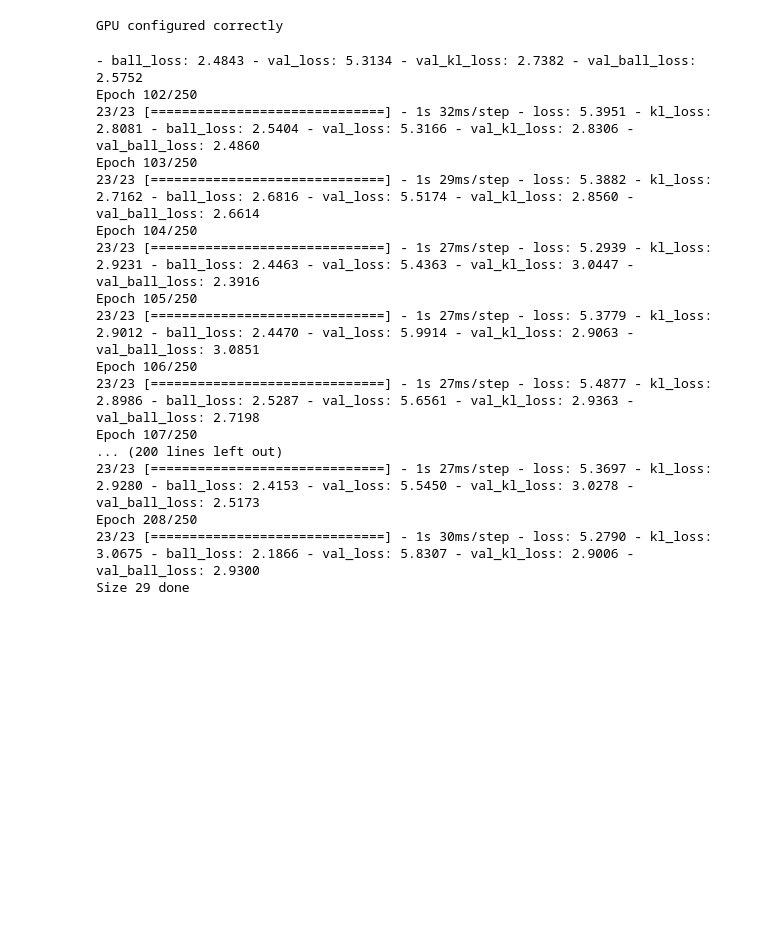
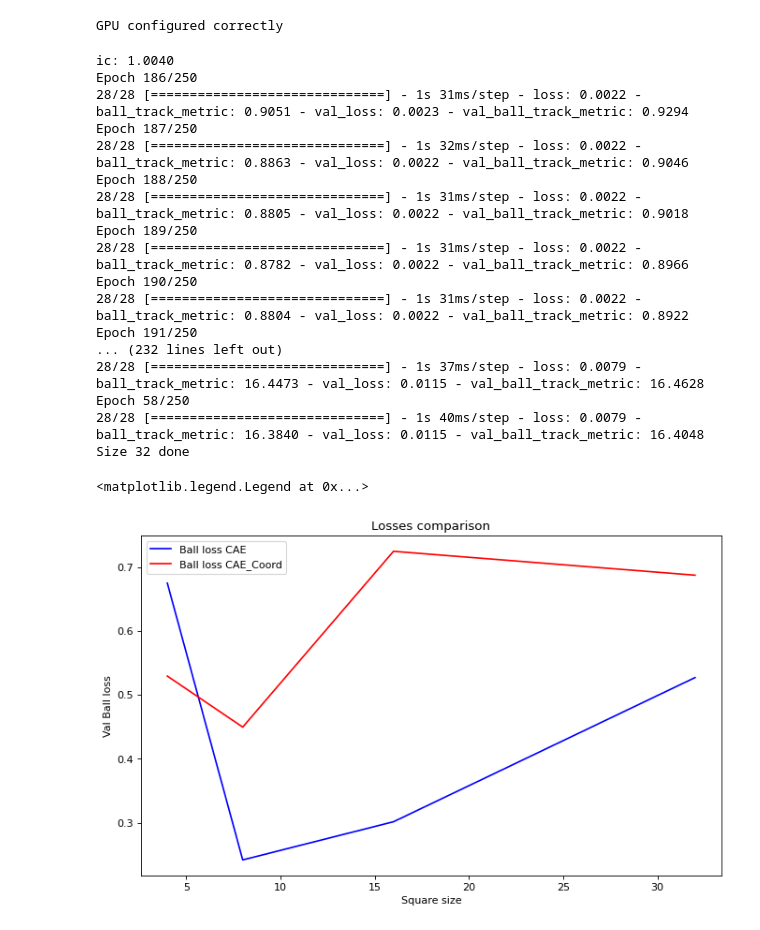
Before and after one commit to Loptt/pong-autoencoder, a Jupyter notebook: single_point_experiment.ipynb, the cells around one changed output. Cells and saved outputs as stored; diff of their text form; code cells hidden in the pictures; blank space fills up the shorter version.

```diff
--- a/single_point_experiment.ipynb
+++ b/single_point_experiment.ipynb
@@ -48,10 +48,9 @@ callbacks = [
 
 losses_cae = []
 losses_cae_coord = []
-losses_vae_balltrack = []
 idxs = []
 
-for i in range(5, 30, 2):
+for i in [2**x for x in range(2,6)]:
     dataset, validation = generate_single_point(i, i, validation_split=0.15)
     INPUT_SHAPE = dataset.shape[1:]
     pixels = INPUT_SHAPE[0] * INPUT_SHAPE[1]
@@ -64,29 +63,40 @@ for i in range(5, 30, 2):
     loss = train_model(CAECoordConv, dataset, validation, batch_size)
     losses_cae_coord.append(loss)
 
-    loss = train_model(VAEBallTrackNoPaddle, dataset, validation, batch_size)
-    losses_vae_balltrack.append(loss)
-
     idxs.append(i)
 
     print(f"Size {i} done")
 # %% [output]
-- ball_loss: 2.4843 - val_loss: 5.3134 - val_kl_loss: 2.7382 - val_ball_loss: 2.5752
-Epoch 102/250
-23/23 [==============================] - 1s 32ms/step - loss: 5.3951 - kl_loss: 2.8081 - ball_loss: 2.5404 - val_loss: 5.3166 - val_kl_loss: 2.8306 - val_ball_loss: 2.4860
-Epoch 103/250
-23/23 [==============================] - 1s 29ms/step - loss: 5.3882 - kl_loss: 2.7162 - ball_loss: 2.6816 - val_loss: 5.5174 - val_kl_loss: 2.8560 - val_ball_loss: 2.6614
-Epoch 104/250
-23/23 [==============================] - 1s 27ms/step - loss: 5.2939 - kl_loss: 2.9231 - ball_loss: 2.4463 - val_loss: 5.4363 - val_kl_loss: 3.0447 - val_ball_loss: 2.3916
-Epoch 105/250
-23/23 [==============================] - 1s 27ms/step - loss: 5.3779 - kl_loss: 2.9012 - ball_loss: 2.4470 - val_loss: 5.9914 - val_kl_loss: 2.9063 - val_ball_loss: 3.0851
-Epoch 106/250
-23/23 [==============================] - 1s 27ms/step - loss: 5.4877 - kl_loss: 2.8986 - ball_loss: 2.5287 - val_loss: 5.6561 - val_kl_loss: 2.9363 - val_ball_loss: 2.7198
-Epoch 107/250
-... (200 lines left out)
-23/23 [==============================] - 1s 27ms/step - loss: 5.3697 - kl_loss: 2.9280 - ball_loss: 2.4153 - val_loss: 5.5450 - val_kl_loss: 3.0278 - val_ball_loss: 2.5173
-Epoch 208/250
-23/23 [==============================] - 1s 30ms/step - loss: 5.2790 - kl_loss: 3.0675 - ball_loss: 2.1866 - val_loss: 5.8307 - val_kl_loss: 2.9006 - val_ball_loss: 2.9300
-Size 29 done
+ic: 1.0040
+Epoch 186/250
+28/28 [==============================] - 1s 31ms/step - loss: 0.0022 - ball_track_metric: 0.9051 - val_loss: 0.0023 - val_ball_track_metric: 0.9294
+Epoch 187/250
+28/28 [==============================] - 1s 32ms/step - loss: 0.0022 - ball_track_metric: 0.8863 - val_loss: 0.0022 - val_ball_track_metric: 0.9046
+Epoch 188/250
+28/28 [==============================] - 1s 31ms/step - loss: 0.0022 - ball_track_metric: 0.8805 - val_loss: 0.0022 - val_ball_track_metric: 0.9018
+Epoch 189/250
+28/28 [==============================] - 1s 31ms/step - loss: 0.0022 - ball_track_metric: 0.8782 - val_loss: 0.0022 - val_ball_track_metric: 0.8966
+Epoch 190/250
+28/28 [==============================] - 1s 31ms/step - loss: 0.0022 - ball_track_metric: 0.8804 - val_loss: 0.0022 - val_ball_track_metric: 0.8922
+Epoch 191/250
+... (232 lines left out)
+28/28 [==============================] - 1s 37ms/step - loss: 0.0079 - ball_track_metric: 16.4473 - val_loss: 0.0115 - val_ball_track_metric: 16.4628
+Epoch 58/250
+28/28 [==============================] - 1s 40ms/step - loss: 0.0079 - ball_track_metric: 16.3840 - val_loss: 0.0115 - val_ball_track_metric: 16.4048
+Size 32 done
+# %%
+plt.figure(figsize=(10, 6), dpi=80)
+
+# Normalizing ball loss by dividing by the side of a square, since small squares have smaller maximum loss proportional to the size of the square
+plt.plot(idxs, [loss["ball_track"] / i for loss, i in zip(losses_cae, idxs)], 'b', label='Ball loss CAE')
+plt.plot(idxs, [loss["ball_track"] / i for loss, i in zip(losses_cae_coord, idxs)], 'r', label='Ball loss CAE_Coord')
+#plt.plot(idxs, losses_vae_balltrack, 'g', label='Rec loss VAE_Balltrack')
+plt.title('Losses comparison')
+plt.xlabel('Square size')
+plt.ylabel('Val Ball loss')
+plt.legend()
+# %% [output]
+<matplotlib.legend.Legend at 0x...>
+[figure, added]
 # %%
 plt.figure(figsize=(10, 6), dpi=80)
```
Also changed, not shown: parts of 1 cell of this notebook, 19 other files.
